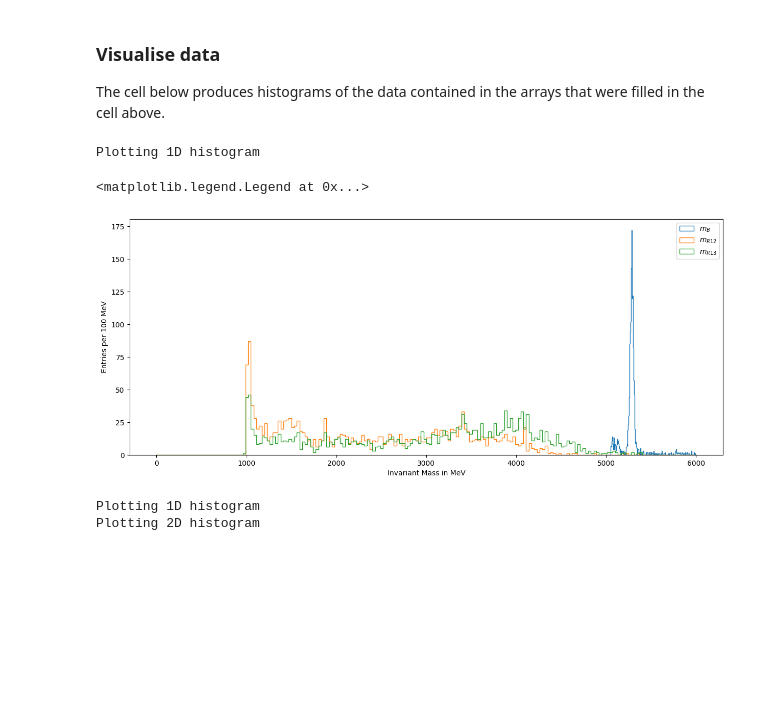
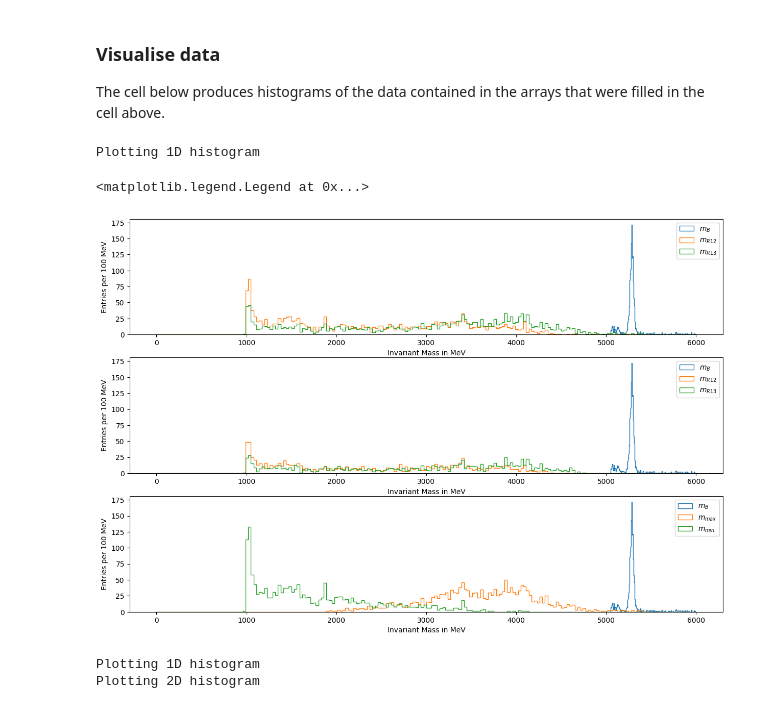
Before and after one commit to damianfrench/MatterAntimatterLab, a Jupyter notebook: Analysis_example.ipynb, the cells around one changed output. Cells and saved outputs as stored; diff of their text form; code cells hidden in the pictures; blank space fills up the shorter version.

Commit message:
more neutral plots

```diff
--- a/Analysis_example.ipynb
+++ b/Analysis_example.ipynb
@@ -48,6 +113,8 @@ prob_pi=[]
 m_B_all=[]
 m_R_neutral_1=[]
 m_R_neutral_2=[]
+m_high_all=[]
+m_low_all=[]
 probabilities = []
 
 def calculating_neutral_particle_invariant_mass(data,suffix1,suffix2,m_k):
@@ -124,6 +191,7 @@ for tree in trees:
         m_R_neutral_1.append((H1_different_mask*m12 + H2_different_mask*m12 + H3_different_mask*m13)[event_mask])
         m_R_neutral_2.append((H1_different_mask*m13 + H2_different_mask*m23 + H3_different_mask*m23)[event_mask])
 
+
         # This loop will go over individual events
         for i in range(0,len(data['H1_PZ'])):
             event_counter += 1
@@ -165,7 +233,10 @@ pX=np.array(pX)
 pY=np.array(pY)
 pZ=np.array(pZ)
 
-cut=prob_k>0.9
+
+Selection_Alg(probabilties=probabilities)
+
+cut=prob_k<0.9
 pT=pT[cut]
 pX=pX[cut]
 pY=pY[cut]
@@ -175,6 +246,8 @@ prob_pi=prob_pi[cut]
 m_B_all=np.concatenate(m_B_all)
 m_R_neutral_1=np.concatenate(m_R_neutral_1)
 m_R_neutral_2=np.concatenate(m_R_neutral_2)
+m_high_all=np.maximum(m_R_neutral_1,m_R_neutral_2)
+m_low_all=np.minimum(m_R_neutral_1,m_R_neutral_2)
 # %% [output]
 Input data variables:
 ['B_FlightDistance', 'B_VertexChi2', 'H1_PX', 'H1_PY', 'H1_PZ', 'H1_ProbK', 'H1_ProbPi', 'H1_Charge', 'H1_IPChi2', 'H1_isMuon', 'H2_PX', 'H2_PY', 'H2_PZ', 'H2_ProbK', 'H2_ProbPi', 'H2_Charge', 'H2_IPC ...
@@ -258,36 +264,51 @@ The cell below produces histograms of the data contained in the arrays that were
 # %%
 # Plot some histograms -- NOTE: this can take several minutes
 
 # This line produces two plots side-by-side.
 # It's still useful just for one plot as you can set the size and get the fig,ax objects
-fig, ax = plt.subplots(nrows=1, ncols=1, figsize=(15, 6))
+fig, ax = plt.subplots(nrows=3, ncols=1, figsize=(15, 10))
 fig.subplots_adjust(wspace=0.3) # increase horizontal space between plots
 
 # This plots two 1D-histograms.
 # The color is changed automatically, the styles are set by hand
 # keep hold of the pT histogram data for fitting later
 print('Plotting 1D histogram')
-values_m_B,bins_m_B,patches_m_B = ax.hist(m_B_all, bins = 200, range = [5000, 6000],histtype='step',label='$m_{B}$')
-values_m_R12,bins_m_R12,patches_m_R12 = ax.hist(m_R_neutral_1, bins = 200, range = [0, 6000],histtype='step',label='$m_{R12}$')
-values_m_R13,bins_m_R13,patches_m_R13 = ax.hist(m_R_neutral_2, bins = 200, range = [0, 6000],histtype='step',label='$m_{R13}$')
+values_m_B,bins_m_B,patches_m_B = ax[0].hist(m_B_all, bins = 200, range = [5000, 6000],histtype='step',label='$m_{B}$')
+three_body_mask=(m_B_all>=5250) & (m_B_all<=5300)
+values_m_R12,bins_m_R12,patches_m_R12 = ax[0].hist(m_R_neutral_1, bins = 200, range = [0, 6000],histtype='step',label='$m_{R12}$')
+values_m_R13,bins_m_R13,patches_m_R13 = ax[0].hist(m_R_neutral_2, bins = 200, range = [0, 6000],histtype='step',label='$m_{R13}$')
+values_m_B,bins_m_B,patches_m_B = ax[1].hist(m_B_all, bins = 200, range = [5000, 6000],histtype='step',label='$m_{B}$')
+values_m_R12,bins_m_R12,patches_m_R12 = ax[1].hist(m_R_neutral_1[three_body_mask], bins = 200, range = [0, 6000],histtype='step',label='$m_{R12}$')
+values_m_R13,bins_m_R13,patches_m_R13 = ax[1].hist(m_R_neutral_2[three_body_mask], bins = 200, range = [0, 6000],histtype='step',label='$m_{R13}$')
+values_m_B,bins_m_B,patches_m_B = ax[2].hist(m_B_all, bins = 200, range = [5000, 6000],histtype='step',label='$m_{B}$')
+values_m_R12,bins_m_R12,patches_m_R12 = ax[2].hist(m_high_all, bins = 200, range = [0, 6000],histtype='step',label='$m_{max}$')
+values_m_R13,bins_m_R13,patches_m_R13 = ax[2].hist(m_low_all, bins = 200, range = [0, 6000],histtype='step',label='$m_{min}$')
+
+
 
 # peaks,_=scipy.signal.find_peaks(values_m_B,height=25)
 # widths,width_heights,pos_left,pos_right=scipy.signal.peak_widths(values_m_B,peaks,rel_height=0.5)
 # int_pos_right=int(np.floor(pos_right[0]))
 # int_pos_left=int(np.floor(pos_left[0]))
 # print(bins_m_B[peaks],values_m_B[peaks])
 # print((m_B.max()-m_B.min())/2000)
 # ax.scatter(bins_m_B[peaks],values_m_B[peaks],color='red')
 # ax.hlines(0.5*values_m_B[peaks],bins_m_B[int_pos_left],bins_m_B[int_pos_right],color='red')
 #ax[0].hist(pZ, bins = 200, range = [0, 100000],histtype='stepfilled',alpha=0.3,label='$p_{z}$')
-ax.set_xlabel('Invariant Mass in MeV')
-ax.set_ylabel('Entries per 100 MeV')
-ax.legend()
+ax[0].set_xlabel('Invariant Mass in MeV')
+ax[0].set_ylabel('Entries per 100 MeV')
+ax[0].legend()
+ax[1].set_xlabel('Invariant Mass in MeV')
+ax[1].set_ylabel('Entries per 100 MeV')
+ax[1].legend()
+ax[2].set_xlabel('Invariant Mass in MeV')
+ax[2].set_ylabel('Entries per 100 MeV')
+ax[2].legend()
 # plt.savefig('B_meson_invariant_mass.png')
 # %% [output]
 Plotting 1D histogram
 <matplotlib.legend.Legend at 0x...>
-[figure, old version]
+[figure, new version]
 # %%
 # Plot some histograms -- NOTE: this can take several minutes
 
```
Also changed, not shown: parts of 3 cells of this notebook.
